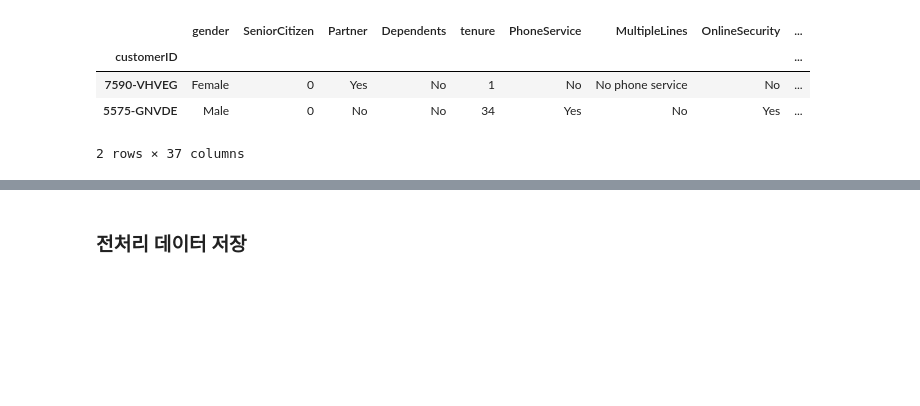
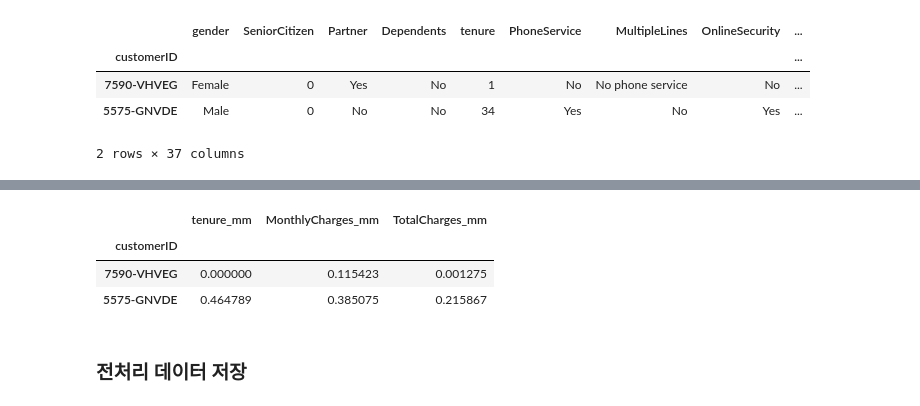
Before and after one commit to eunkk01/Data_Science_Projects, a Jupyter notebook: Mission/WEEK03_Mission_Up.ipynb, the cells around one changed output, grey strips where cells are left out. Saved outputs shown, nothing was run; the diff lists cells and outputs as text; code cells hidden in the pictures; blank space fills up the shorter version.

```diff
--- a/Mission/WEEK03_Mission_Up.ipynb
+++ b/Mission/WEEK03_Mission_Up.ipynb
@@ -527,3 +547,11 @@ df_dumm.head(2)
+# %%
+df_dumm[['tenure_mm', 'MonthlyCharges_mm', 'TotalCharges_mm']] = scale_fit
+df_dumm[['tenure_mm', 'MonthlyCharges_mm', 'TotalCharges_mm']].head(2)
+# %% [output]
+|  | tenure_mm | MonthlyCharges_mm | TotalCharges_mm |
+| customerID |  |  |  |
+| 7590-VHVEG | 0.000000 | 0.115423 | 0.001275 |
+| 5575-GNVDE | 0.464789 | 0.385075 | 0.215867 |
 # %% [markdown]
 ### 전처리 데이터 저장
 # %%
```
Also changed, not shown: parts of 24 cells of this notebook.
